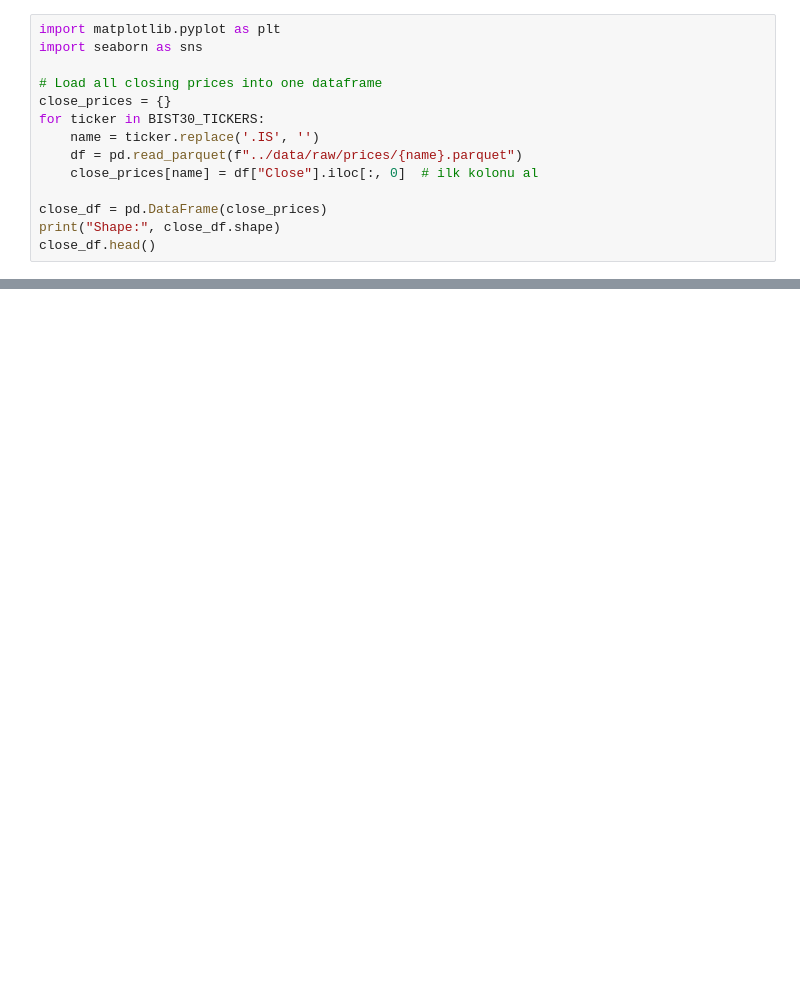
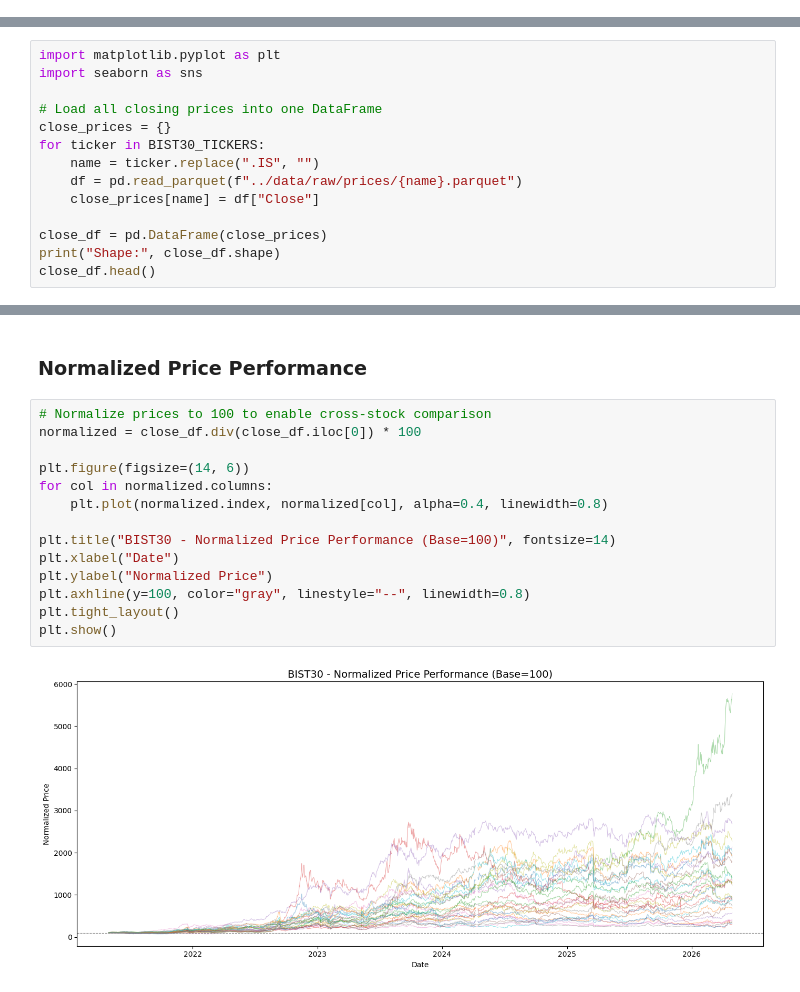
Before and after one commit to ulasmertoy/bist-30-assistant, a Jupyter notebook: notebooks/01_price_data_exploration.ipynb, the cells around one changed output, grey strips where cells are left out. Drawn from its saved outputs; the diff is of its cells as text; blank space fills up the shorter version.

```diff
--- a/notebooks/01_price_data_exploration.ipynb
+++ b/notebooks/01_price_data_exploration.ipynb
@@ -71,14 +34,0 @@ let's making eda !!
-# %%
-import matplotlib.pyplot as plt
-import seaborn as sns
-
-# Load all closing prices into one dataframe
-close_prices = {}
-for ticker in BIST30_TICKERS:
-    name = ticker.replace('.IS', '')
-    df = pd.read_parquet(f"../data/raw/prices/{name}.parquet")
-    close_prices[name] = df["Close"].iloc[:, 0]  # ilk kolonu al
-
-close_df = pd.DataFrame(close_prices)
-print("Shape:", close_df.shape)
-close_df.head()
@@ -117,0 +236,14 @@ returns.describe().round(4)
+# %%
+import matplotlib.pyplot as plt
+import seaborn as sns
+
+# Load all closing prices into one DataFrame
+close_prices = {}
+for ticker in BIST30_TICKERS:
+    name = ticker.replace(".IS", "")
+    df = pd.read_parquet(f"../data/raw/prices/{name}.parquet")
+    close_prices[name] = df["Close"]
+
+close_df = pd.DataFrame(close_prices)
+print("Shape:", close_df.shape)
+close_df.head()
@@ -117,0 +260,18 @@ returns.describe().round(4)
+# %% [markdown]
+### Normalized Price Performance
+# %%
+# Normalize prices to 100 to enable cross-stock comparison
+normalized = close_df.div(close_df.iloc[0]) * 100
+
+plt.figure(figsize=(14, 6))
+for col in normalized.columns:
+    plt.plot(normalized.index, normalized[col], alpha=0.4, linewidth=0.8)
+
+plt.title("BIST30 - Normalized Price Performance (Base=100)", fontsize=14)
+plt.xlabel("Date")
+plt.ylabel("Normalized Price")
+plt.axhline(y=100, color="gray", linestyle="--", linewidth=0.8)
+plt.tight_layout()
+plt.show()
+# %% [output]
+[figure, added]
```
Also changed, not shown: parts of 44 cells of this notebook, 9 other files.
